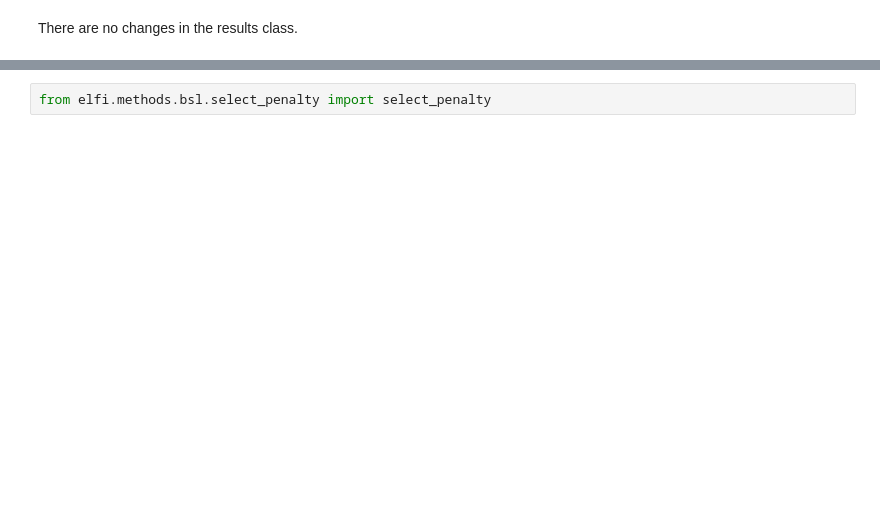
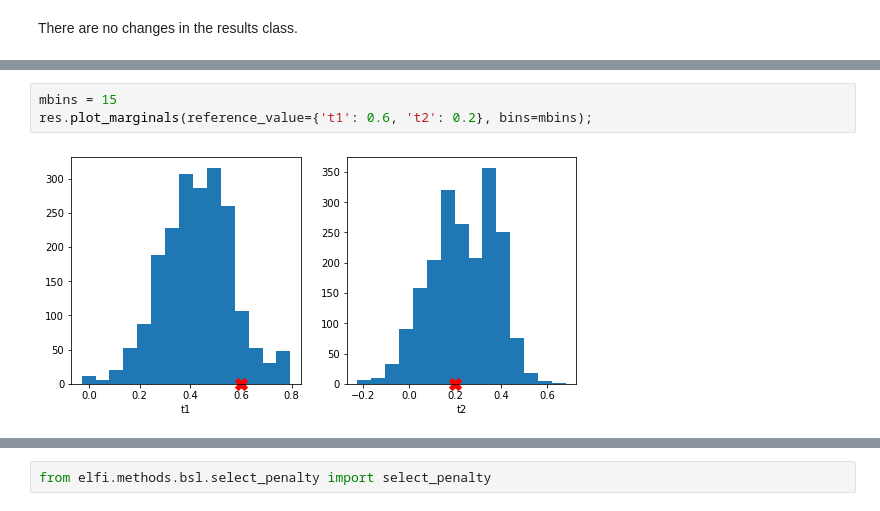
Before and after one commit to uremes/elfi-notebooks, a Jupyter notebook: bsl.ipynb, the cells around one changed output, grey strips where cells are left out. Drawn from its saved outputs; the diff is of its cells as text; blank space fills up the shorter version.

```diff
--- a/bsl.ipynb
+++ b/bsl.ipynb
@@ -102 +102,6 @@ res.plot_traces();
+# %%
+mbins = 15
+res.plot_marginals(reference_value={'t1': 0.6, 't2': 0.2}, bins=mbins);
+# %% [output]
+[figure, added]
 # %%
```
Also changed, not shown: parts of 63 cells of this notebook.
